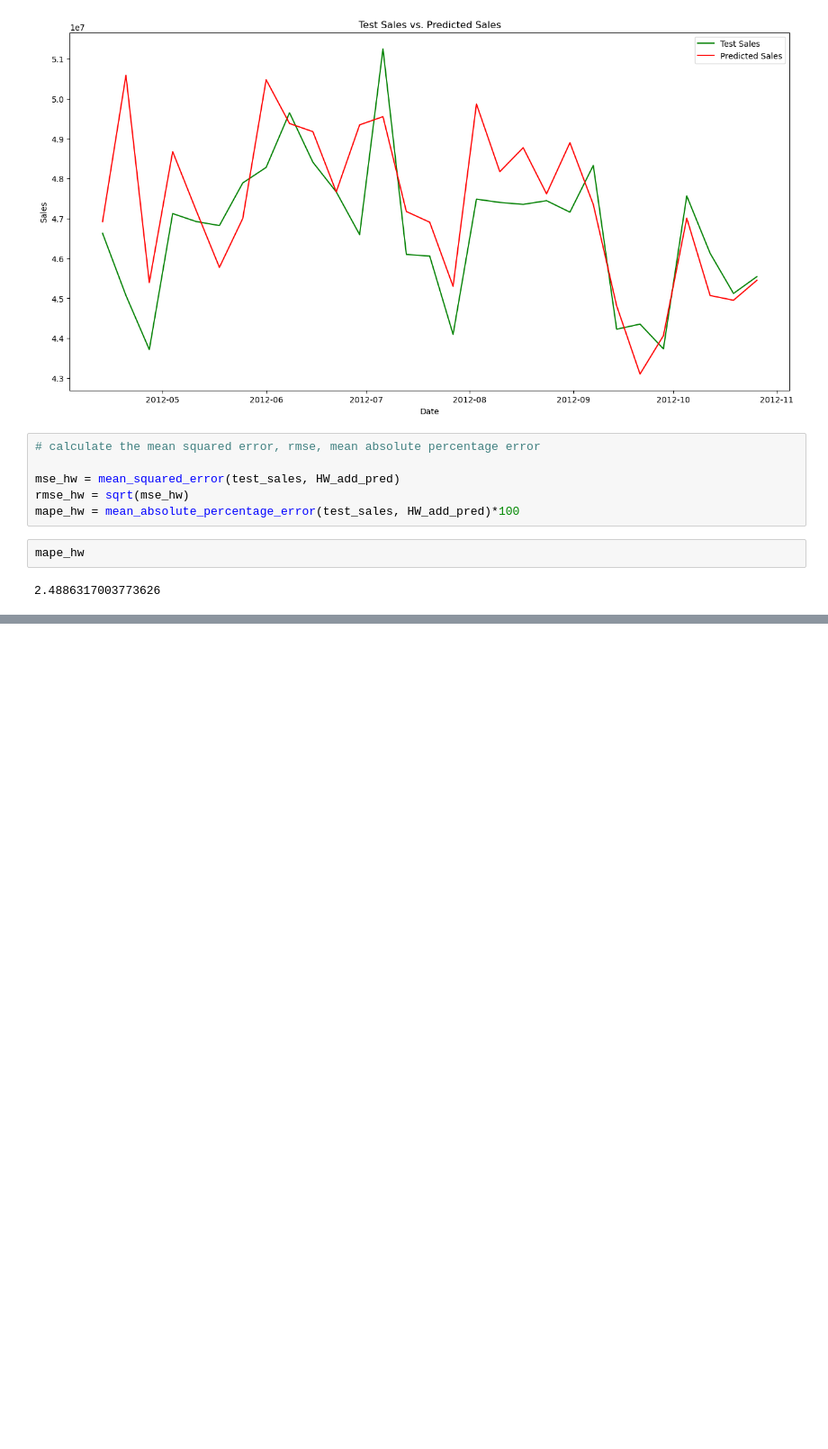
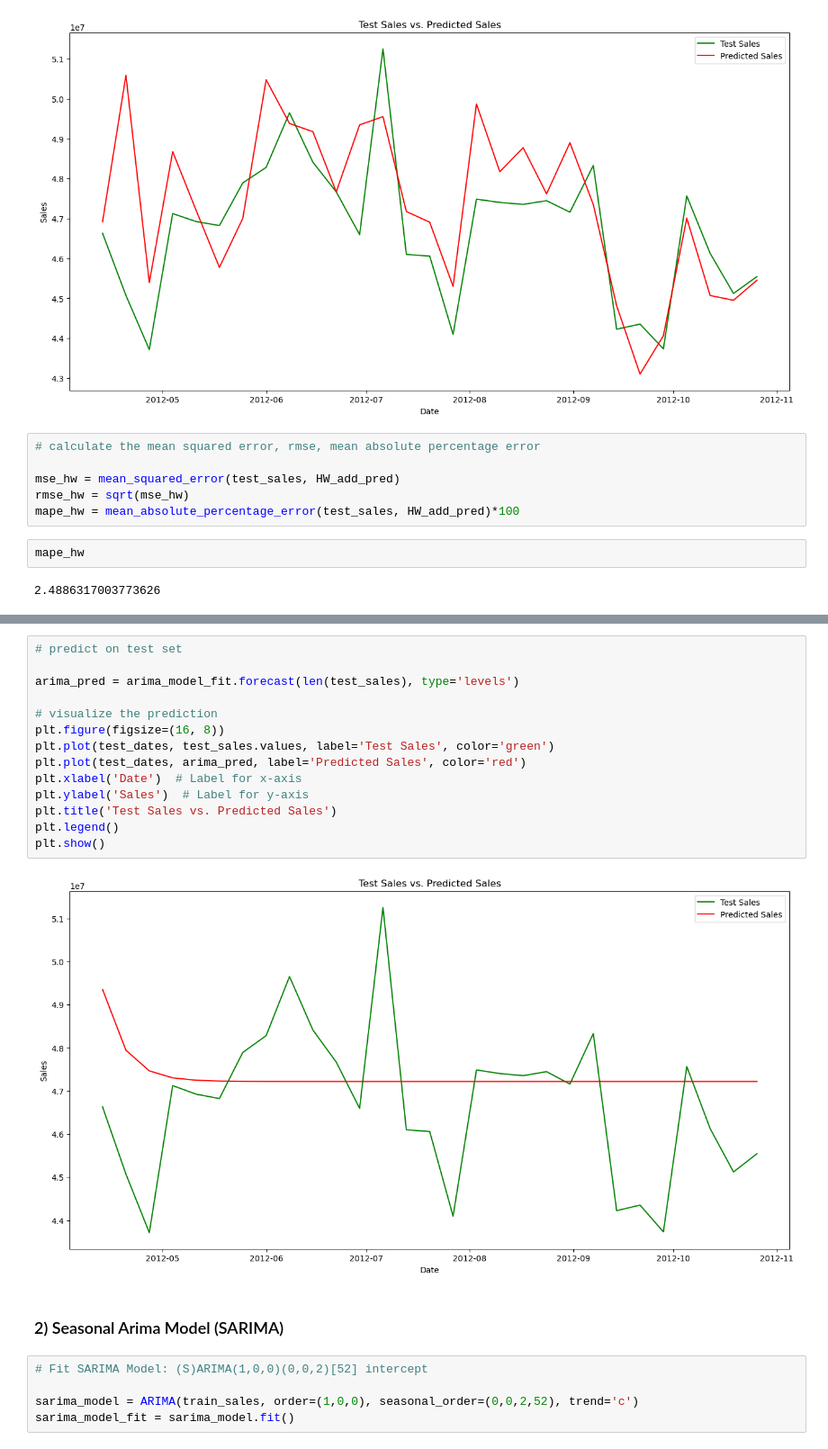
Before and after one commit to FelixRaph/Data-Science-Portfolio, a Jupyter notebook: Time_Series_Forecasting.ipynb, the cells around one changed output, grey strips where cells are left out. Shown at 90% size. Saved outputs shown, nothing was run; the diff lists cells and outputs as text; blank space fills up the shorter version.

```diff
--- a/Time_Series_Forecasting.ipynb
+++ b/Time_Series_Forecasting.ipynb
@@ -395,0 +488,23 @@ from statsmodels.tsa.arima.model import ARIMA
+# %%
+# predict on test set
+
+arima_pred = arima_model_fit.forecast(len(test_sales), type='levels')
+
+# visualize the prediction
+plt.figure(figsize=(16, 8))
+plt.plot(test_dates, test_sales.values, label='Test Sales', color='green')
+plt.plot(test_dates, arima_pred, label='Predicted Sales', color='red')
+plt.xlabel('Date')  # Label for x-axis
+plt.ylabel('Sales')  # Label for y-axis
+plt.title('Test Sales vs. Predicted Sales')
+plt.legend()
+plt.show()
+# %% [output]
+[figure, added]
+# %% [markdown]
+### 2) Seasonal Arima Model (SARIMA)
+# %%
+# Fit SARIMA Model: (S)ARIMA(1,0,0)(0,0,2)[52] intercept
+
+sarima_model = ARIMA(train_sales, order=(1,0,0), seasonal_order=(0,0,2,52), trend='c')
+sarima_model_fit = sarima_model.fit()
```
Also changed, not shown: parts of 30 cells of this notebook.
